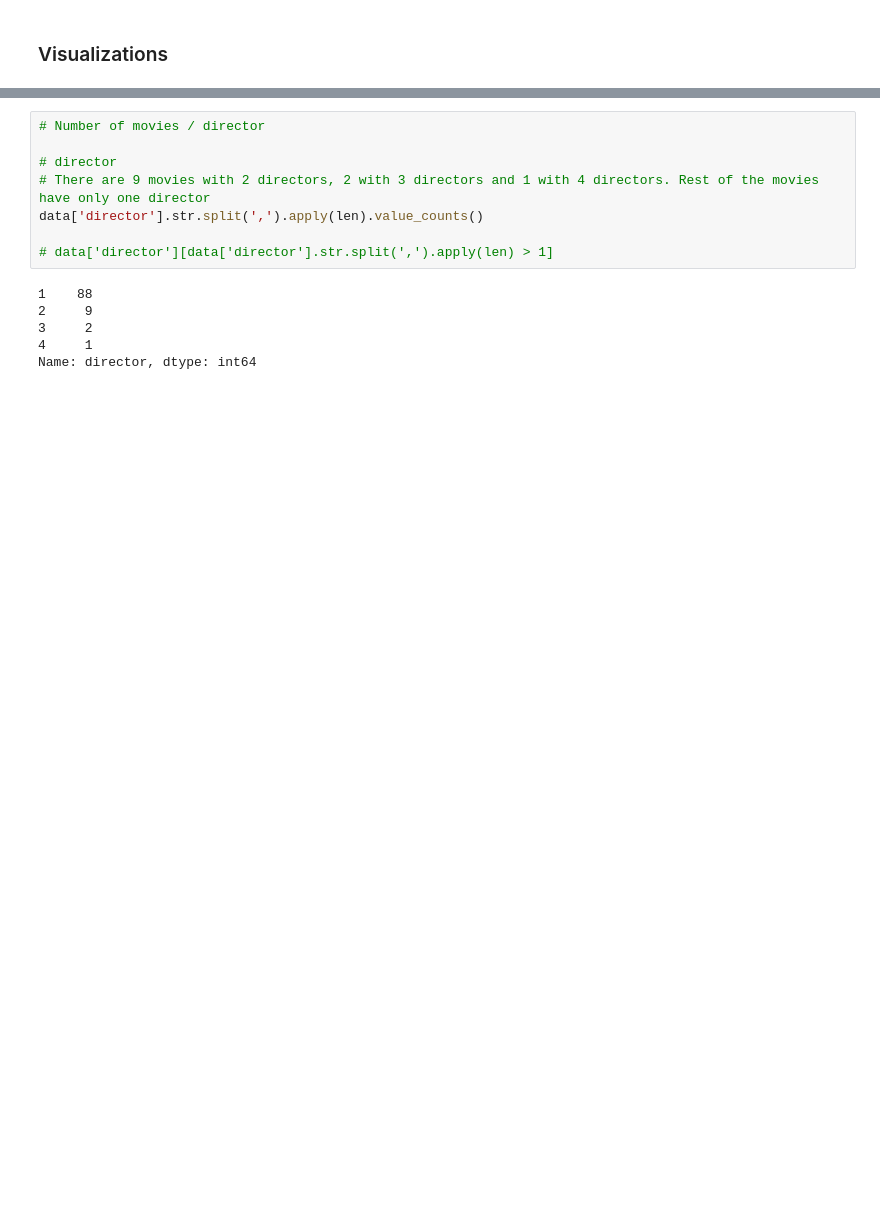
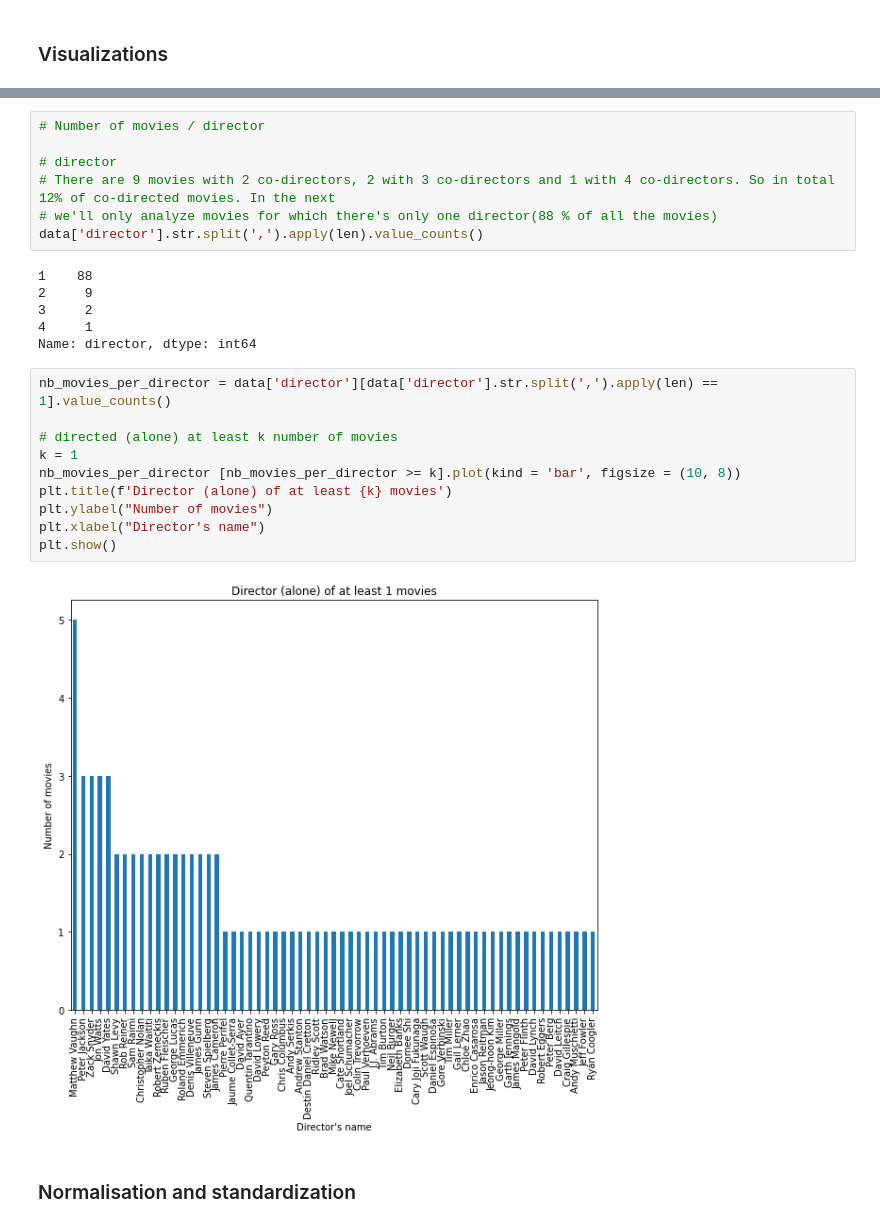
Before and after one commit to RitthujaKandasamy/imdb_challenge, a Jupyter notebook: analysis.ipynb, the cells around one changed output, grey strips where cells are left out. Cells and saved outputs as stored; diff of their text form; blank space fills up the shorter version.

```diff
--- a/analysis.ipynb
+++ b/analysis.ipynb
@@ -65,13 +101,26 @@ Name: actors, dtype: int64
 # Number of movies / director
 
 # director
-# There are 9 movies with 2 directors, 2 with 3 directors and 1 with 4 directors. Rest of the movies have only one director
+# There are 9 movies with 2 co-directors, 2 with 3 co-directors and 1 with 4 co-directors. So in total 12% of co-directed movies. In the next
+# we'll only analyze movies for which there's only one director(88 % of all the movies)
 data['director'].str.split(',').apply(len).value_counts()
-
-# data['director'][data['director'].str.split(',').apply(len) > 1]
 # %% [output]
 1    88
 2     9
 3     2
 4     1
 Name: director, dtype: int64
+# %%
+nb_movies_per_director = data['director'][data['director'].str.split(',').apply(len) == 1].value_counts()
+
+# directed (alone) at least k number of movies
+k = 1
+nb_movies_per_director [nb_movies_per_director >= k].plot(kind = 'bar', figsize = (10, 8))
+plt.title(f'Director (alone) of at least {k} movies')
+plt.ylabel("Number of movies")
+plt.xlabel("Director's name")
+plt.show()
+# %% [output]
+[figure, added]
+# %% [markdown]
+### Normalisation and standardization
```
Also changed, not shown: parts of 11 cells of this notebook.
